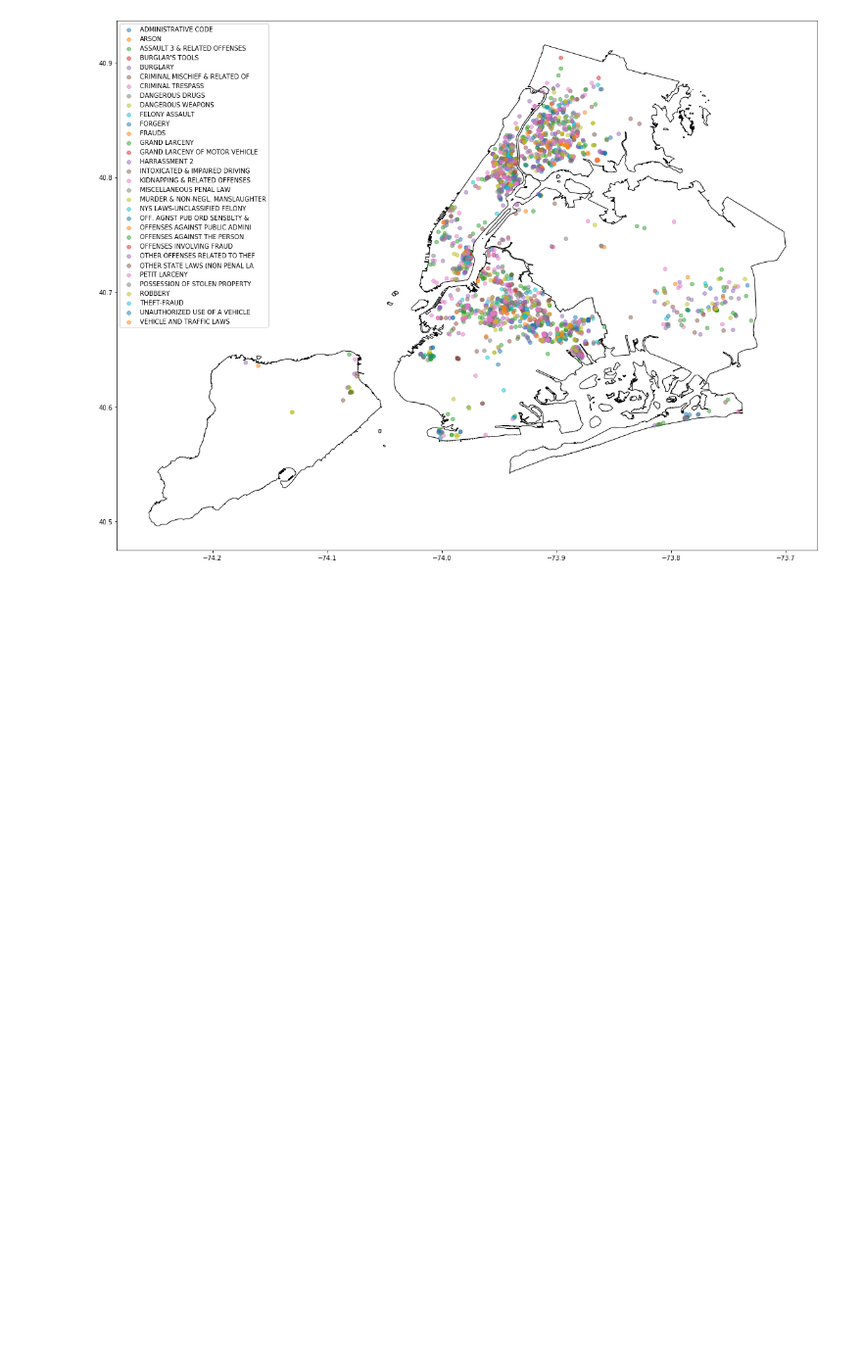
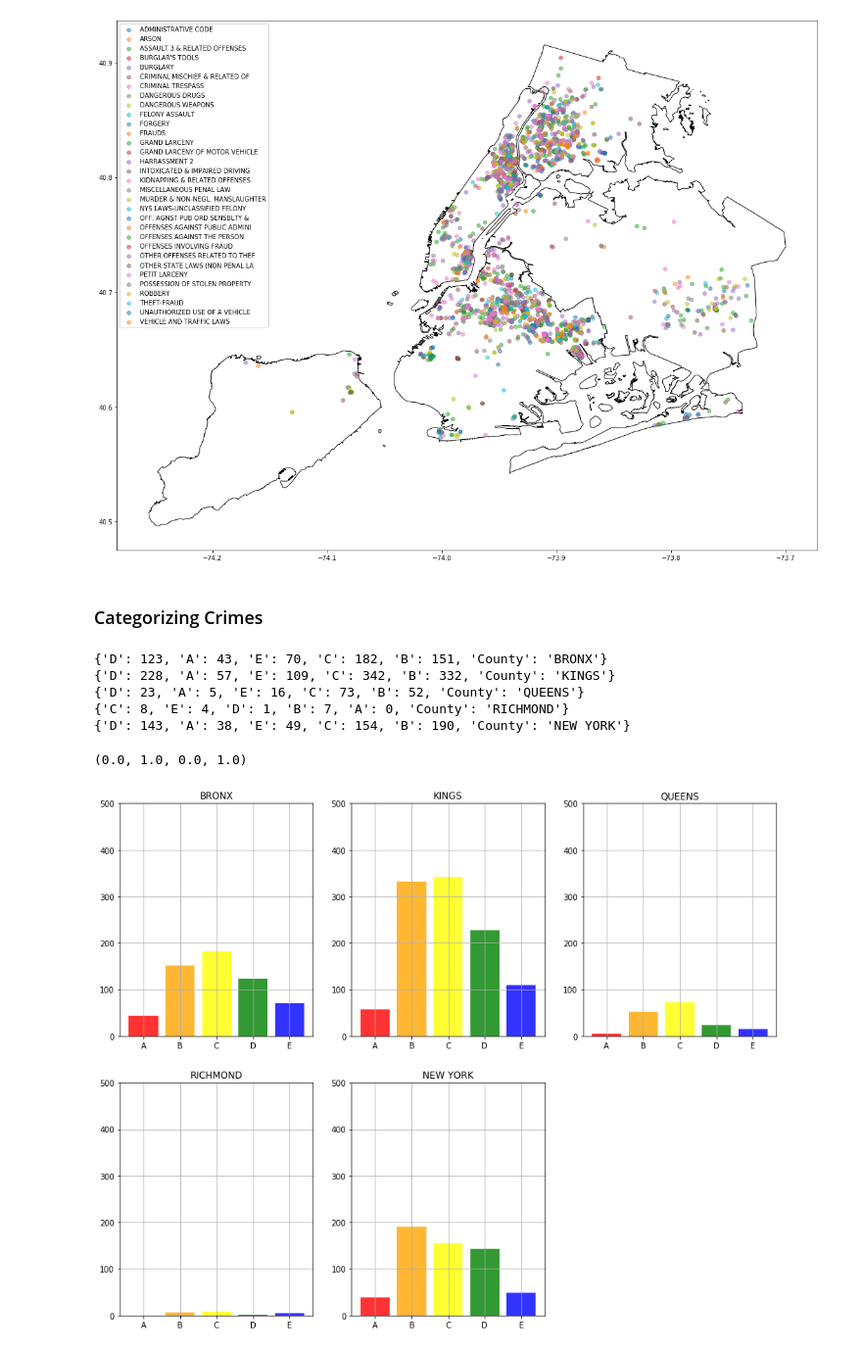
Before and after one commit to lucasgsfelix/Parole-Problem-HCML, a Jupyter notebook: 6-Getting Information/Explorting_joined_datasets.ipynb, the cells around one changed output. Shown at 98% size. Saved outputs shown, nothing was run; the diff lists cells and outputs as text; code cells hidden in the pictures; blank space fills up the shorter version.

```diff
--- a/6-Getting Information/Explorting_joined_datasets.ipynb
+++ b/6-Getting Information/Explorting_joined_datasets.ipynb
@@ -96,3 +72,82 @@ plt.legend()
 # %% [output]
 <matplotlib.legend.Legend at 0x...>
 [figure]
+# %% [markdown]
+### Categorizing Crimes
+# %%
+description = {'ADMINISTRATIVE CODE': 'E', 'ARSON': 'B', 'ASSAULT 3 & RELATED OFFENSES': 'B',
+               "BURGLAR'S TOOLS": 'D', 'BURGLARY': 'B', 'CRIMINAL MISCHIEF & RELATED OF': 'C',
+               'CRIMINAL TRESPASS': 'D', 'DANGEROUS DRUGS': 'D', 'DANGEROUS WEAPONS': 'C',
+               'FELONY ASSAULT': 'A', 'FORGERY': 'C', 'FRAUDS': 'D', 'GRAND LARCENY': 'B',
+               'GRAND LARCENY OF MOTOR VEHICLE': 'B', 'HARRASSMENT 2': 'C',
+               'INTOXICATED & IMPAIRED DRIVING': 'E', 'KIDNAPPING & RELATED OFFENSES': 'B',
+               'MISCELLANEOUS PENAL LAW': 'C', 'MURDER & NON-NEGL. MANSLAUGHTER': 'A',
+               'NYS LAWS-UNCLASSIFIED FELONY': 'A', 'OFF. AGNST PUB ORD SENSBLTY &': 'E',
+               'OFFENSES AGAINST PUBLIC ADMINI': 'E', 'OFFENSES AGAINST THE PERSON': 'E',
+               'OFFENSES INVOLVING FRAUD': 'D', 'OTHER OFFENSES RELATED TO THEF': 'D',
+               'OTHER STATE LAWS (NON PENAL LA': 'E', 'PETIT LARCENY': 'D',
+               'POSSESSION OF STOLEN PROPERTY': 'E', 'ROBBERY': 'B', 'THEFT-FRAUD': 'D',
+               'UNAUTHORIZED USE OF A VEHICLE': 'E', 'VEHICLE AND TRAFFIC LAWS': 'E'}
+# %%
+crimes = set(df['Description Crimes'])
+df['CRIME CLASS'] = 'E'
+for crime in crimes:
+    for index, _ in df[df['Description Crimes'] == crime].iterrows():
+        df.loc[index, 'CRIME CLASS'] = description[crime]
+# %%
+counties = set(df['County'])
+counties_info = []
+index = np.arange(len(set(df['CRIME CLASS'])))
+
+values_keys = ['A', 'B', 'C', 'D', 'E']
+for county in counties:
+
+    df_aux = df[df['County'] == county]
+    county_crimes = count_instances(df_aux, 'CRIME CLASS')
+    for key in values_keys:
+        if key not in county_crimes:
+            county_crimes[key] = 0
+    county_crimes['County'] = county
+
+    counties_info.append(county_crimes)
+
+
+fig, axes = plt.subplots(figsize=(15,12),nrows=2, ncols=3)
+
+columns = {0: [0,0], 1: [0,1], 2: [0,2], 3: [1,0], 4: [1, 1]}
+colors = ['red', 'orange', 'yellow', 'green', 'blue']
+# Transforming dict in dataframe
+
+flag = True
+for idx, county in enumerate(counties_info):
+    print(county)
+    county_name = county['County']
+
+    values = list(county.values())
+    keys = list(county.keys())
+
+    keys, values = zip(*sorted(zip(keys, values)))
+    keys, values = list(keys), list(values)
+    values = list(filter(lambda x: county_name != x, values))
+    keys = list(filter(lambda x: 'County' != x, keys))
+
+    if flag:
+        axes[columns[idx][0], columns[idx][1]].bar(index, values, color = colors, alpha = 0.8)
+    else:
+        axes[columns[idx][0], columns[idx][1]].bar(index, values,
+                                                   color = colors, alpha = 0.8, sharex=axes[0, 0])
+    #axes.set_ylim([ymin,ymax])
+    axes[columns[idx][0], columns[idx][1]].title.set_text(county_name)
+    axes[columns[idx][0], columns[idx][1]].grid(True)
+    axes[columns[idx][0], columns[idx][1]].set_xticklabels([0] + keys)
+    axes[columns[idx][0], columns[idx][1]].set_ylim(0, 500) # was manually setted
+
+axes[1][2].axis('off')
+# %% [output]
+{'D': 123, 'A': 43, 'E': 70, 'C': 182, 'B': 151, 'County': 'BRONX'}
+{'D': 228, 'A': 57, 'E': 109, 'C': 342, 'B': 332, 'County': 'KINGS'}
+{'D': 23, 'A': 5, 'E': 16, 'C': 73, 'B': 52, 'County': 'QUEENS'}
+{'C': 8, 'E': 4, 'D': 1, 'B': 7, 'A': 0, 'County': 'RICHMOND'}
+{'D': 143, 'A': 38, 'E': 49, 'C': 154, 'B': 190, 'County': 'NEW YORK'}
+(0.0, 1.0, 0.0, 1.0)
+[figure, added]
```
Also changed, not shown: parts of 9 cells of this notebook, 1 other file.
